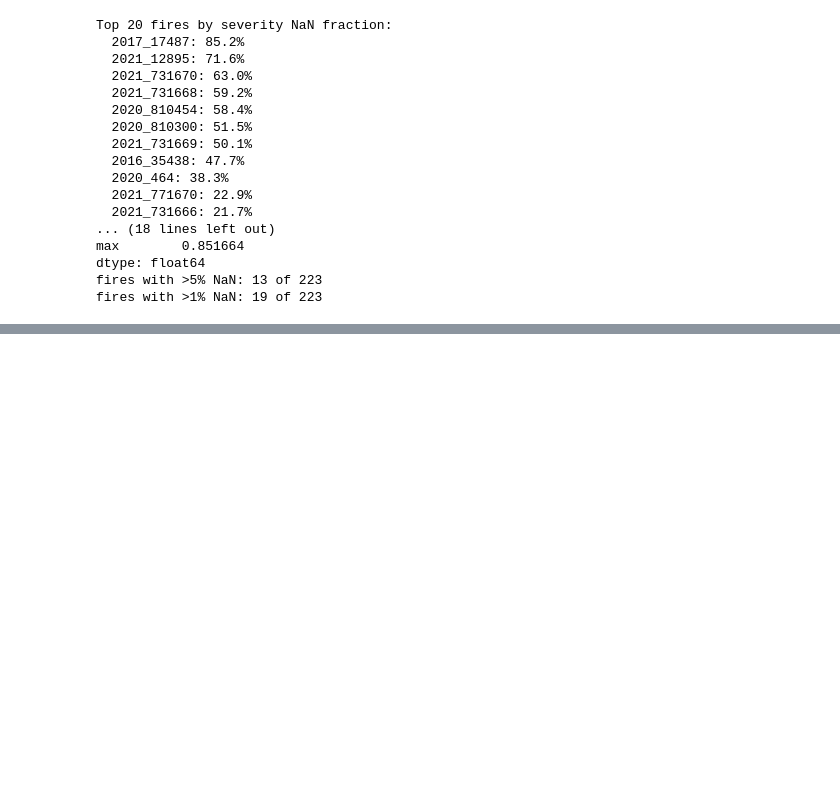
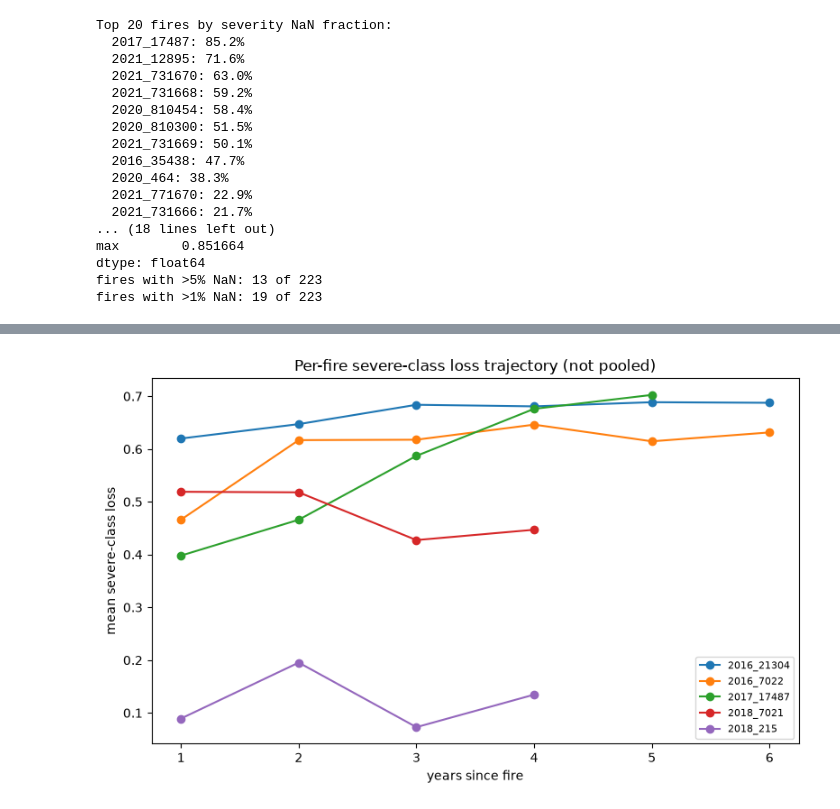
Before and after one commit to ada-th25/fire-impact-curves, a Jupyter notebook: notebooks/data.ipynb, the cells around one changed output, grey strips where cells are left out. Cells and saved outputs as stored; diff of their text form; code cells hidden in the pictures; blank space fills up the shorter version.

```diff
--- a/notebooks/data.ipynb
+++ b/notebooks/data.ipynb
@@ -1578,0 +1753,27 @@ fires with >1% NaN: 19 of 223
+# %%
+import matplotlib.pyplot as plt
+
+fig, ax = plt.subplots(figsize=(8, 5))
+for cfg in long_term_configs:
+    uid = cfg["uid"]
+    df = results_longterm[uid]
+    fire_year = cfg["agb_before_year"] + 1
+    severe = df[df["severity"] == "severe"]
+    if len(severe) == 0:
+        continue
+    years, losses = [], []
+    for yr in cfg["agb_after_years"]:
+        col = f"loss{yr}"
+        if col in severe.columns:
+            years.append(yr - fire_year)
+            losses.append(severe[col].mean())
+    ax.plot(years, losses, marker="o", label=uid)
+
+ax.set_xlabel("years since fire")
+ax.set_ylabel("mean severe-class loss")
+ax.legend(fontsize=8)
+ax.set_title("Per-fire severe-class loss trajectory (not pooled)")
+plt.tight_layout()
+plt.show()
+# %% [output]
+[figure, added]
```
Also changed, not shown: parts of 7 cells of this notebook.
